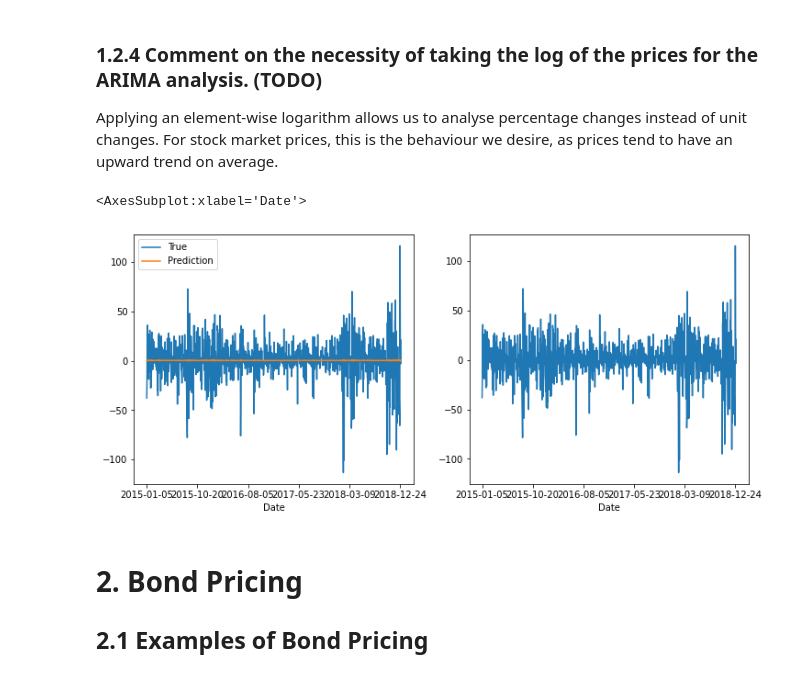
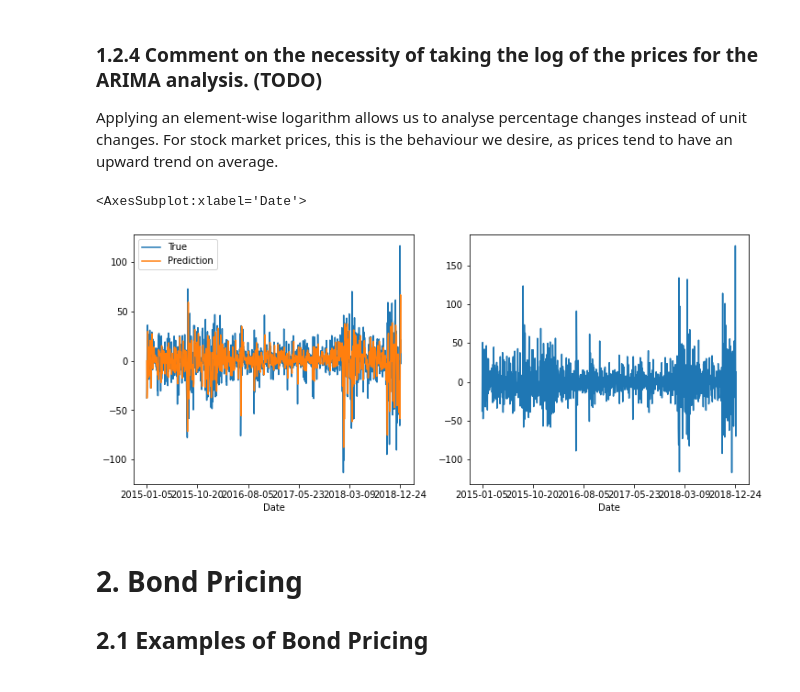
Before and after one commit to Darrekt/SPMLF-CW, a Jupyter notebook: main.ipynb, the cells around one changed output. Saved outputs shown, nothing was run; the diff lists cells and outputs as text; code cells hidden in the pictures.

```diff
--- a/main.ipynb
+++ b/main.ipynb
@@ -117,11 +125,11 @@ Let's do our usual sanity check of checking the data for nulls.
 import pandas as pd
 import matplotlib . pyplot as plt
 import numpy as np
-from statsmodels.tsa.arima_model import ARIMA
+from statsmodels.tsa.arima.model import ARIMA
 from statsmodels.tsa.ar_model import AR
 import copy
 
-snp = pd.read_csv("../data/snp_500_2015_2019.csv")
+snp = pd.read_csv("data/snp_500_2015_2019.csv")
 snp.set_index(["Date"], inplace=True)
 print(snp.head(5))
 print(snp.isna().sum())
@@ -197,17 +217,17 @@ Applying an element-wise logarithm allows us to analyse percentage changes inste
 # %%
 snp_diff = snp["Close"].to_frame().diff()
 snp_arima = copy.deepcopy(snp_diff.dropna())
 snp_arima.columns = ["True"]
-snp_arima["Res"] = ARIMA(snp_arima, order=(1,0,0)).fit().resid
+snp_arima["Res"] = ARIMA(snp_arima, order=(1,1,0)).fit().resid
 snp_arima["Prediction"] = snp_arima["True"] - snp_arima["Res"]
 
 figure, axes = plt.subplots(nrows=1, ncols=2)
 figure.set_size_inches(12,5)
 snp_arima.drop(["Res"], axis=1).plot(ax=axes[0])
 snp_arima["Res"].plot(ax=axes[1])
 # %% [output]
 <AxesSubplot:xlabel='Date'>
-[figure, old version]
+[figure, new version]
 # %% [markdown]
 # 2. Bond Pricing
 
```
Also changed, not shown: parts of 15 cells of this notebook.
